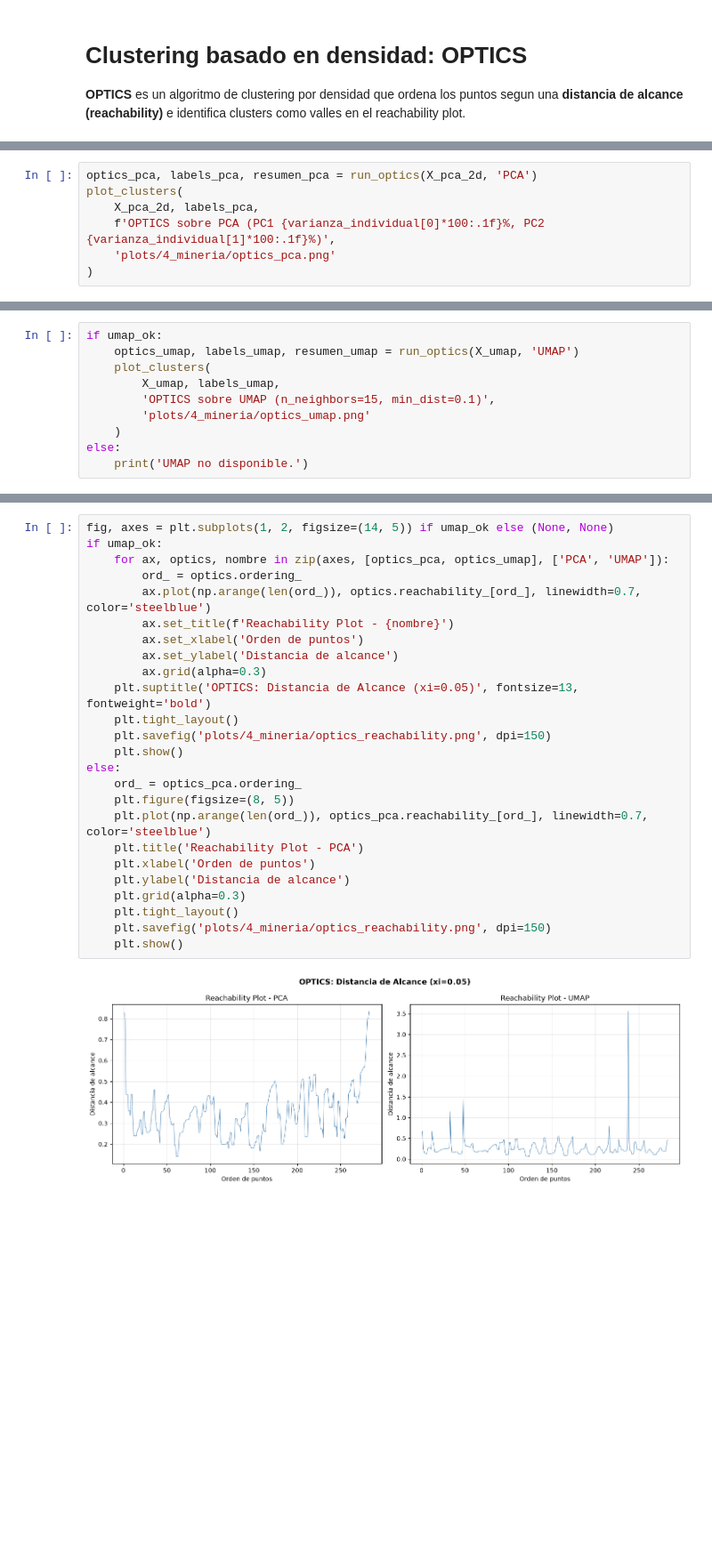
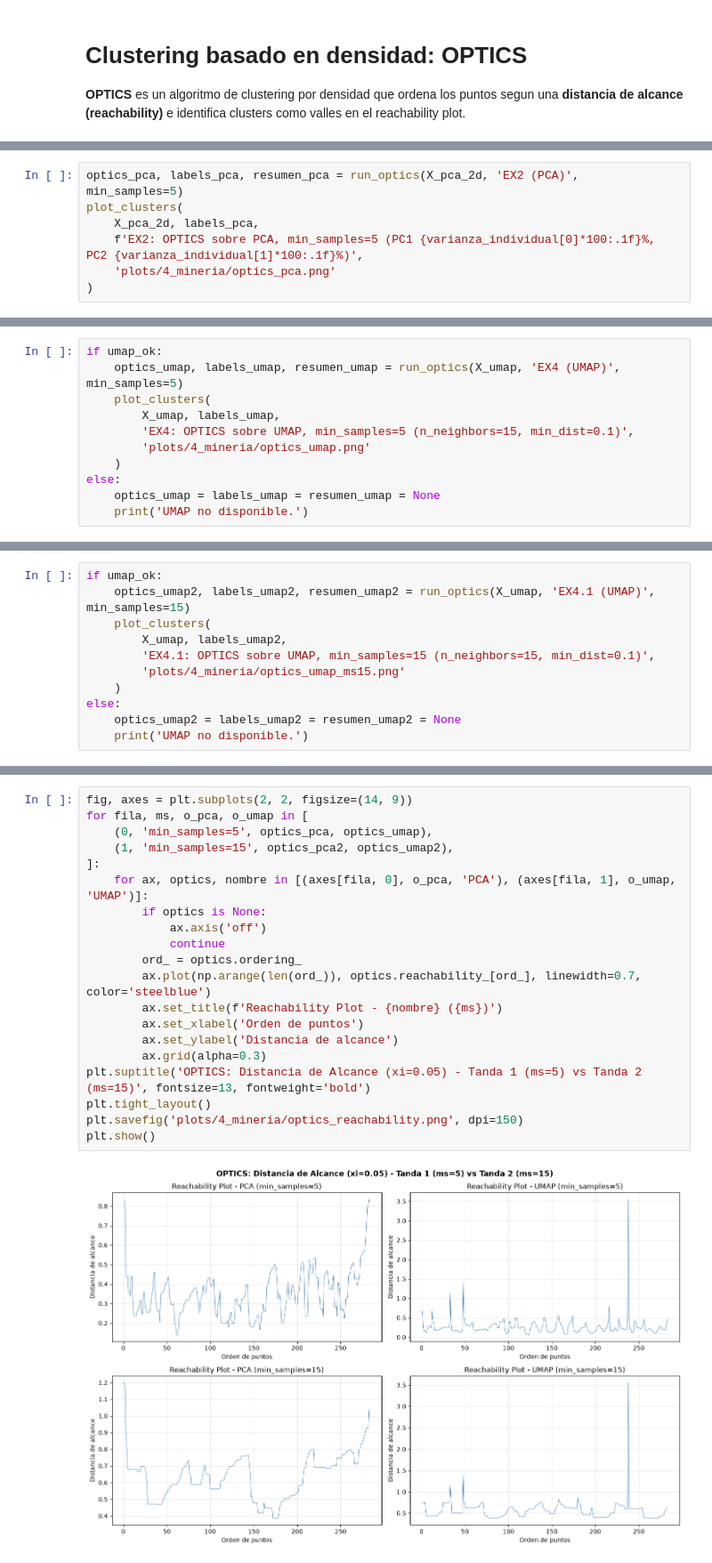
Before and after one commit to felipec03/proyecto-add, a Jupyter notebook: proyecto-add-1-2026_ejecutado.ipynb, the cells around one changed output, grey strips where cells are left out. Shown at 89% size. Drawn from its saved outputs; the diff is of its cells as text; blank space fills up the shorter version.

```diff
--- a/proyecto-add-1-2026_ejecutado.ipynb
+++ b/proyecto-add-1-2026_ejecutado.ipynb
@@ -964,10 +965,10 @@ def plot_clusters(X, labels, titulo, filename):
     plt.savefig(filename, dpi=150)
     plt.show()
 # %%
-optics_pca, labels_pca, resumen_pca = run_optics(X_pca_2d, 'PCA')
+optics_pca, labels_pca, resumen_pca = run_optics(X_pca_2d, 'EX2 (PCA)', min_samples=5)
 plot_clusters(
     X_pca_2d, labels_pca,
-    f'OPTICS sobre PCA (PC1 {varianza_individual[0]*100:.1f}%, PC2 {varianza_individual[1]*100:.1f}%)',
+    f'EX2: OPTICS sobre PCA, min_samples=5 (PC1 {varianza_individual[0]*100:.1f}%, PC2 {varianza_individual[1]*100:.1f}%)',
     'plots/4_mineria/optics_pca.png'
 )
 # %% [output]
@@ -981,11 +997,12 @@ plot_clusters(
 # %%
 if umap_ok:
-    optics_umap, labels_umap, resumen_umap = run_optics(X_umap, 'UMAP')
+    optics_umap, labels_umap, resumen_umap = run_optics(X_umap, 'EX4 (UMAP)', min_samples=5)
     plot_clusters(
         X_umap, labels_umap,
-        'OPTICS sobre UMAP (n_neighbors=15, min_dist=0.1)',
+        'EX4: OPTICS sobre UMAP, min_samples=5 (n_neighbors=15, min_dist=0.1)',
         'plots/4_mineria/optics_umap.png'
     )
 else:
+    optics_umap = labels_umap = resumen_umap = None
     print('UMAP no disponible.')
 # %% [output]
@@ -998,0 +1016,11 @@ else:
+# %%
+if umap_ok:
+    optics_umap2, labels_umap2, resumen_umap2 = run_optics(X_umap, 'EX4.1 (UMAP)', min_samples=15)
+    plot_clusters(
+        X_umap, labels_umap2,
+        'EX4.1: OPTICS sobre UMAP, min_samples=15 (n_neighbors=15, min_dist=0.1)',
+        'plots/4_mineria/optics_umap_ms15.png'
+    )
+else:
+    optics_umap2 = labels_umap2 = resumen_umap2 = None
+    print('UMAP no disponible.')
@@ -999,27 +1035,22 @@ else:
 # %%
-fig, axes = plt.subplots(1, 2, figsize=(14, 5)) if umap_ok else (None, None)
-if umap_ok:
-    for ax, optics, nombre in zip(axes, [optics_pca, optics_umap], ['PCA', 'UMAP']):
+fig, axes = plt.subplots(2, 2, figsize=(14, 9))
+for fila, ms, o_pca, o_umap in [
+    (0, 'min_samples=5', optics_pca, optics_umap),
+    (1, 'min_samples=15', optics_pca2, optics_umap2),
+]:
+    for ax, optics, nombre in [(axes[fila, 0], o_pca, 'PCA'), (axes[fila, 1], o_umap, 'UMAP')]:
+        if optics is None:
+            ax.axis('off')
+            continue
         ord_ = optics.ordering_
         ax.plot(np.arange(len(ord_)), optics.reachability_[ord_], linewidth=0.7, color='steelblue')
-        ax.set_title(f'Reachability Plot - {nombre}')
+        ax.set_title(f'Reachability Plot - {nombre} ({ms})')
         ax.set_xlabel('Orden de puntos')
         ax.set_ylabel('Distancia de alcance')
         ax.grid(alpha=0.3)
-    plt.suptitle('OPTICS: Distancia de Alcance (xi=0.05)', fontsize=13, fontweight='bold')
-    plt.tight_layout()
-    plt.savefig('plots/4_mineria/optics_reachability.png', dpi=150)
-    plt.show()
-else:
-    ord_ = optics_pca.ordering_
-    plt.figure(figsize=(8, 5))
-    plt.plot(np.arange(len(ord_)), optics_pca.reachability_[ord_], linewidth=0.7, color='steelblue')
-    plt.title('Reachability Plot - PCA')
-    plt.xlabel('Orden de puntos')
-    plt.ylabel('Distancia de alcance')
-    plt.grid(alpha=0.3)
-    plt.tight_layout()
-    plt.savefig('plots/4_mineria/optics_reachability.png', dpi=150)
-    plt.show()
+plt.suptitle('OPTICS: Distancia de Alcance (xi=0.05) - Tanda 1 (ms=5) vs Tanda 2 (ms=15)', fontsize=13, fontweight='bold')
+plt.tight_layout()
+plt.savefig('plots/4_mineria/optics_reachability.png', dpi=150)
+plt.show()
 # %% [output]
-[figure, old version]
+[figure, new version]
```
Also changed, not shown: parts of 12 cells of this notebook, 9 other files.
